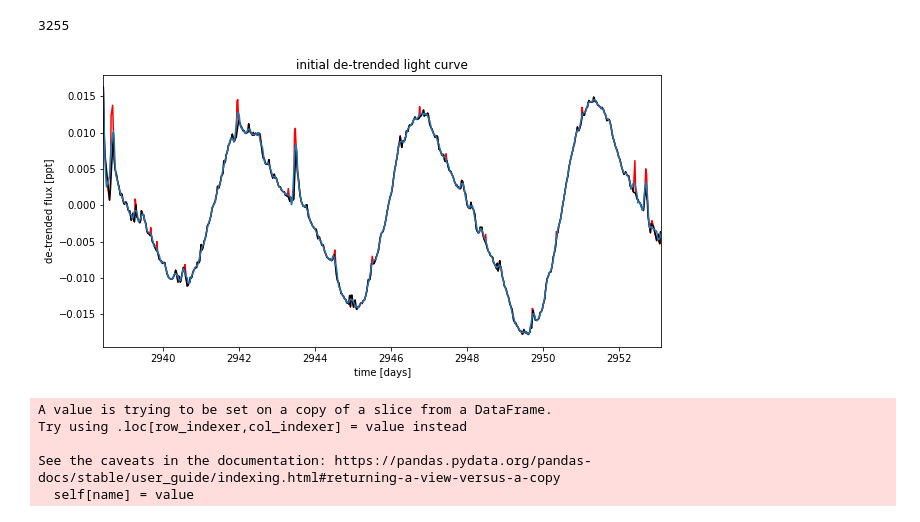
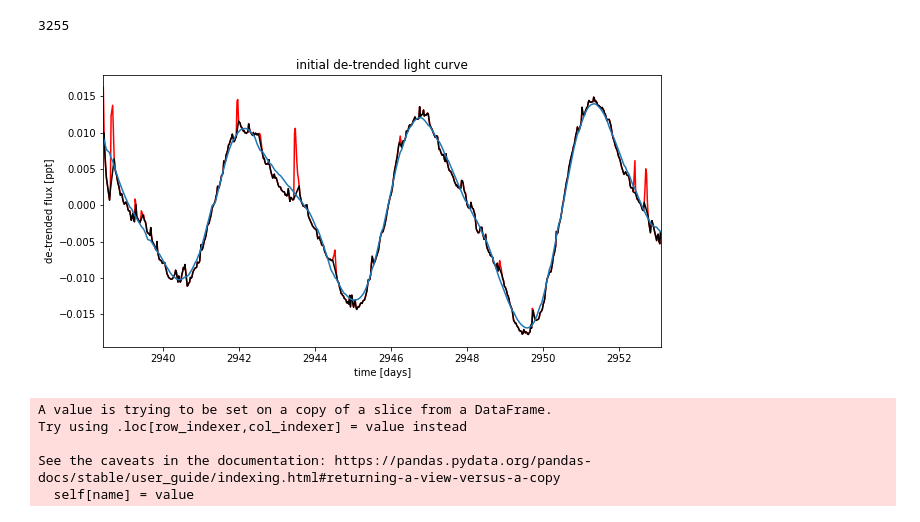
Before and after one commit to exoclam/epic-246301900, a Jupyter notebook: xoflares-epic246301900-post-flare-pre-gap.ipynb, the cells around one changed output. Cells and saved outputs as stored; diff of their text form; code cells hidden in the pictures.

```diff
--- a/xoflares-epic246301900-post-flare-pre-gap.ipynb
+++ b/xoflares-epic246301900-post-flare-pre-gap.ipynb
@@ -101,21 +101,21 @@ def normalize_flux(lc):
 # %%
 # get a smoothed version of the light curve
 norm_y = normalize_flux(post.PDCSAP_FLUX)
-smooth = savgol_filter(norm_y, 9, polyorder=3)
+smooth = savgol_filter(norm_y, 91, polyorder=3)
 resid = norm_y - smooth
 mask = resid < 1.5*np.sqrt(np.mean(resid**2))
 
 plt.figure(figsize=(10, 5))
 plt.plot(post.TIME, norm_y, "r")
 plt.plot(post.TIME[mask], norm_y[mask], "k")
 plt.plot(post.TIME, smooth)
 plt.xlabel("time [days]")
 plt.ylabel("de-trended flux [ppt]")
 plt.title("initial de-trended light curve")
 #plt.ylim(580000, 680000)
 plt.xlim(post.TIME.min(), post.TIME.max());
 # %% [output]
-[figure, old version]
+[figure, new version]
 # %%
 def find_flares(lc):
 
```
Also changed, not shown: parts of 2 cells of this notebook, 2 other files.
